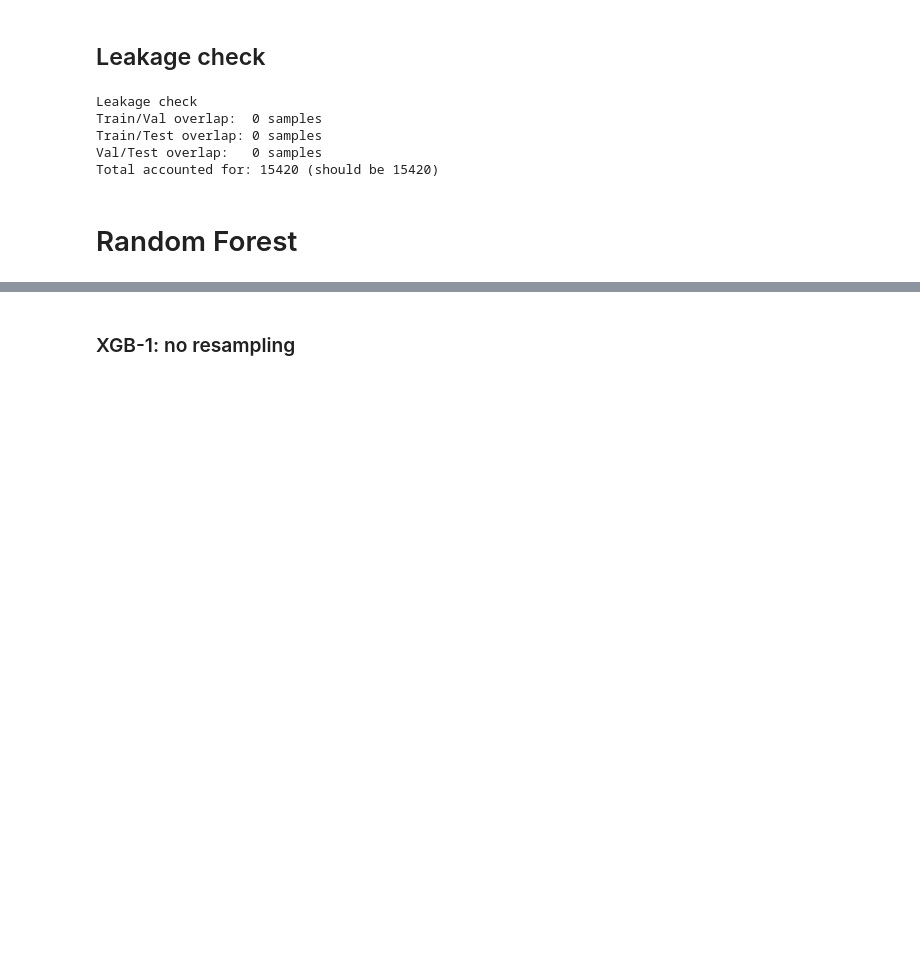
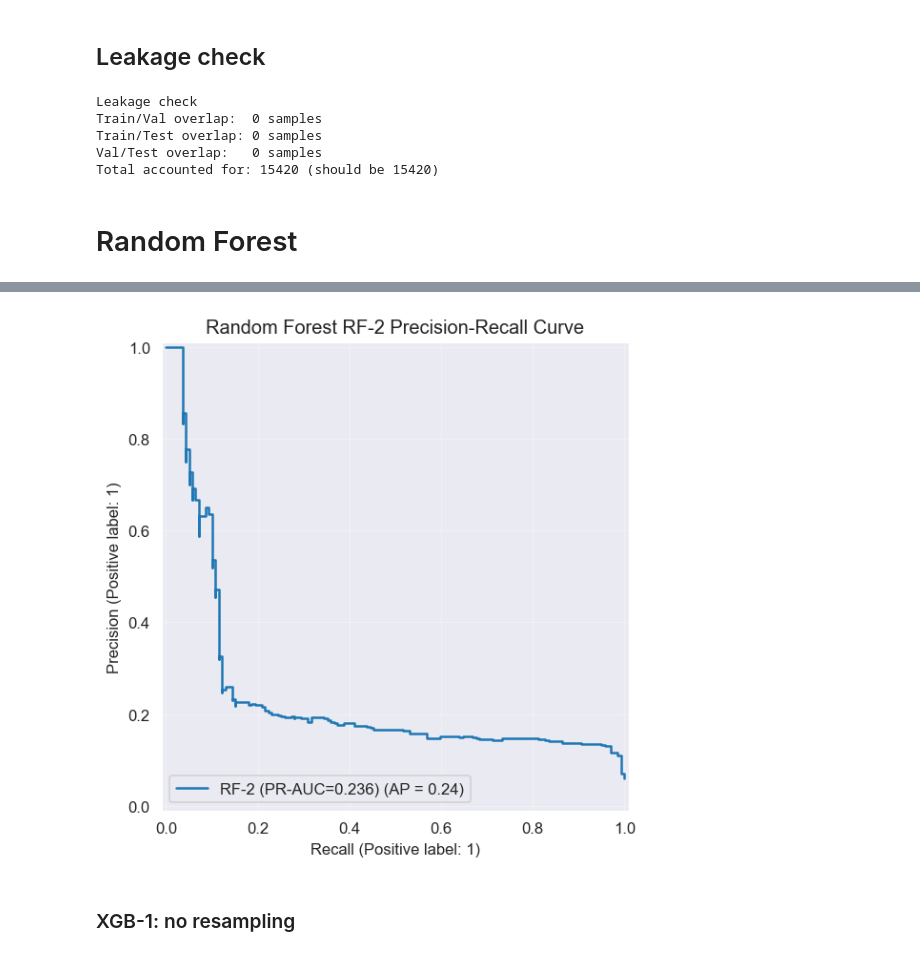
Before and after one commit to 1manvi/ML-Credit-Card-Fraud-2026, a Jupyter notebook: data_preprocessing_feature_engineering+XGBoost_not_finished.ipynb, the cells around one changed output, grey strips where cells are left out. Cells and saved outputs as stored; diff of their text form; code cells hidden in the pictures; blank space fills up the shorter version.

```diff
--- a/data_preprocessing_feature_engineering+XGBoost_not_finished.ipynb
+++ b/data_preprocessing_feature_engineering+XGBoost_not_finished.ipynb
@@ -546,3 +682,18 @@ RandomForestClassifier(class_weight='balanced', n_estimators=300, n_jobs=-1,
+# %%
+
+fig, ax = plt.subplots(figsize=(6, 5))
+PrecisionRecallDisplay.from_predictions(
+    y_val,
+    y_val_proba_rf2,
+    name=f"RF-2 (PR-AUC={rf2_val_pr_auc:.3f})",
+    ax=ax
+)
+ax.set_title("Random Forest RF-2 Precision-Recall Curve")
+ax.grid(alpha=0.3)
+plt.tight_layout()
+plt.show()
+# %% [output]
+[figure, added]
 # %%
 def build_xgb_model(scale_pos_weight=1.0):
     # Core XGBoost model
```
Also changed, not shown: parts of 26 cells of this notebook.
